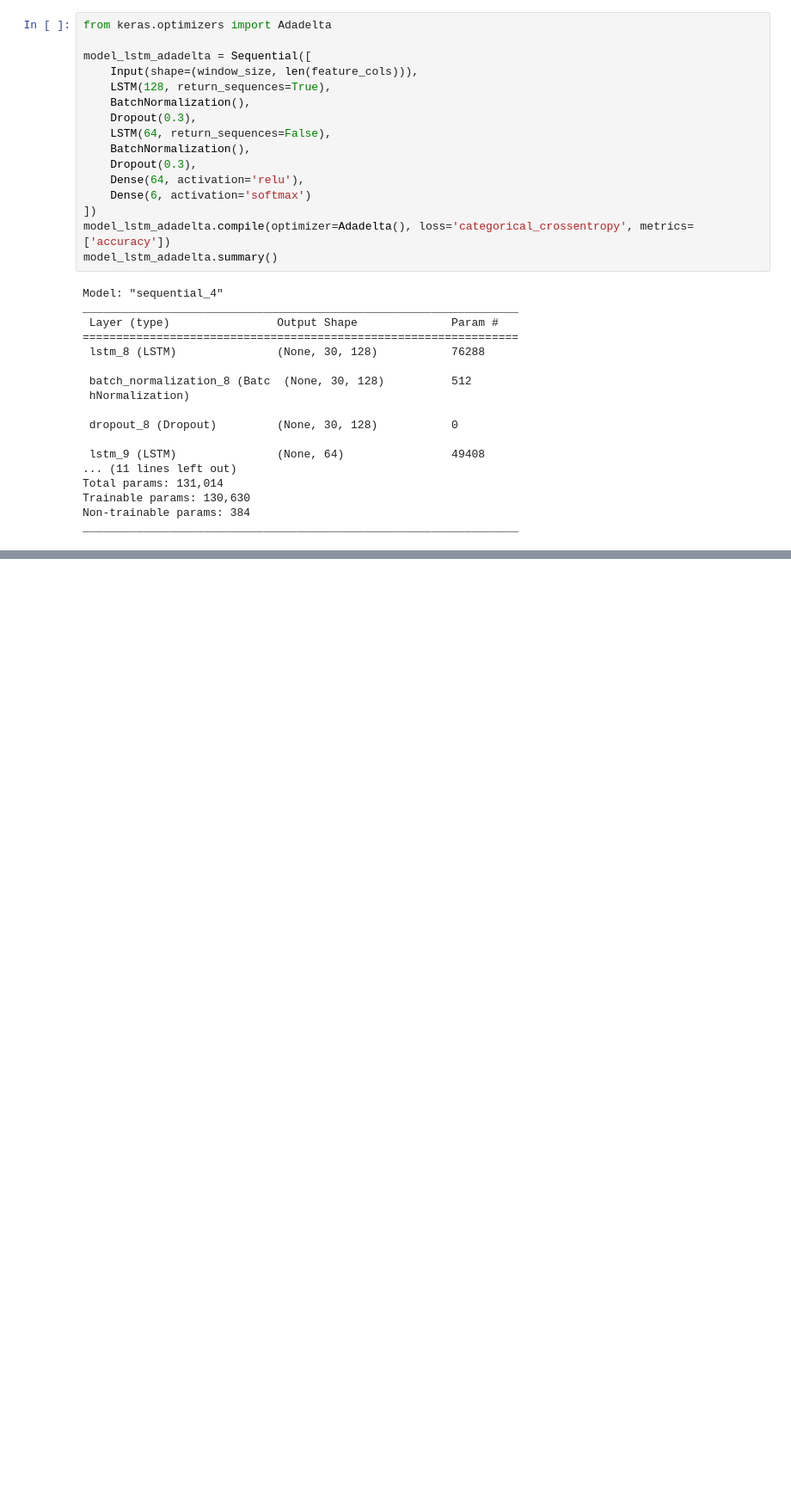
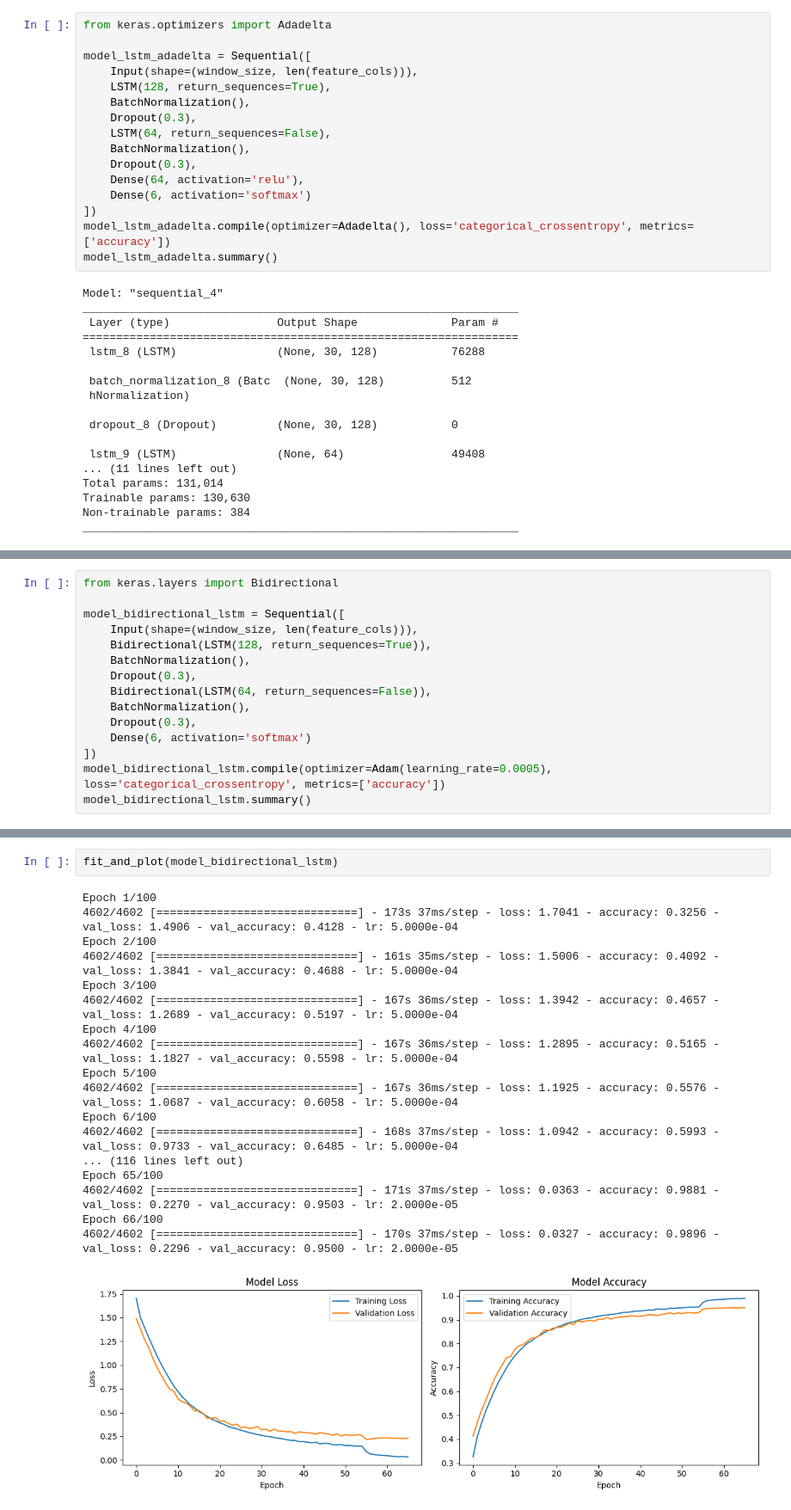
Before and after one commit to MekhyW/Facial-Emotion-Classification-2, a Jupyter notebook: notebooks/model.ipynb, the cells around one changed output, grey strips where cells are left out. Shown at 86% size. Saved outputs shown, nothing was run; the diff lists cells and outputs as text; blank space fills up the shorter version.

```diff
--- a/notebooks/model.ipynb
+++ b/notebooks/model.ipynb
@@ -262,0 +463,15 @@ Epoch 4/100
+# %%
+from keras.layers import Bidirectional
+
+model_bidirectional_lstm = Sequential([
+    Input(shape=(window_size, len(feature_cols))),
+    Bidirectional(LSTM(128, return_sequences=True)),
+    BatchNormalization(),
+    Dropout(0.3),
+    Bidirectional(LSTM(64, return_sequences=False)),
+    BatchNormalization(),
+    Dropout(0.3),
+    Dense(6, activation='softmax')
+])
+model_bidirectional_lstm.compile(optimizer=Adam(learning_rate=0.0005), loss='categorical_crossentropy', metrics=['accuracy'])
+model_bidirectional_lstm.summary()
@@ -262,0 +496,21 @@ Epoch 4/100
+# %%
+fit_and_plot(model_bidirectional_lstm)
+# %% [output]
+Epoch 1/100
+4602/4602 [==============================] - 173s 37ms/step - loss: 1.7041 - accuracy: 0.3256 - val_loss: 1.4906 - val_accuracy: 0.4128 - lr: 5.0000e-04
+Epoch 2/100
+4602/4602 [==============================] - 161s 35ms/step - loss: 1.5006 - accuracy: 0.4092 - val_loss: 1.3841 - val_accuracy: 0.4688 - lr: 5.0000e-04
+Epoch 3/100
+4602/4602 [==============================] - 167s 36ms/step - loss: 1.3942 - accuracy: 0.4657 - val_loss: 1.2689 - val_accuracy: 0.5197 - lr: 5.0000e-04
+Epoch 4/100
+4602/4602 [==============================] - 167s 36ms/step - loss: 1.2895 - accuracy: 0.5165 - val_loss: 1.1827 - val_accuracy: 0.5598 - lr: 5.0000e-04
+Epoch 5/100
+4602/4602 [==============================] - 167s 36ms/step - loss: 1.1925 - accuracy: 0.5576 - val_loss: 1.0687 - val_accuracy: 0.6058 - lr: 5.0000e-04
+Epoch 6/100
+4602/4602 [==============================] - 168s 37ms/step - loss: 1.0942 - accuracy: 0.5993 - val_loss: 0.9733 - val_accuracy: 0.6485 - lr: 5.0000e-04
+... (116 lines left out)
+Epoch 65/100
+4602/4602 [==============================] - 171s 37ms/step - loss: 0.0363 - accuracy: 0.9881 - val_loss: 0.2270 - val_accuracy: 0.9503 - lr: 2.0000e-05
+Epoch 66/100
+4602/4602 [==============================] - 170s 37ms/step - loss: 0.0327 - accuracy: 0.9896 - val_loss: 0.2296 - val_accuracy: 0.9500 - lr: 2.0000e-05
+[figure, added]
```
Also changed, not shown: parts of 24 cells of this notebook, 2 other files.
